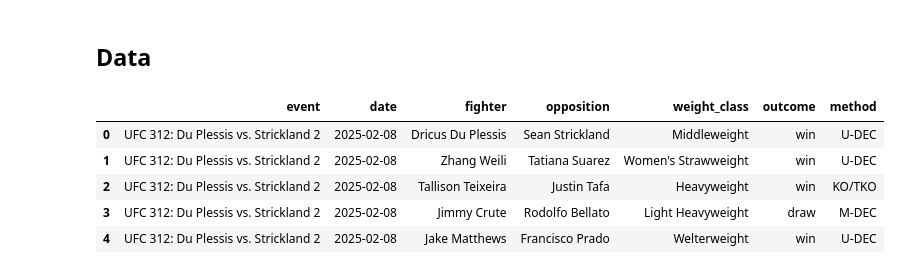
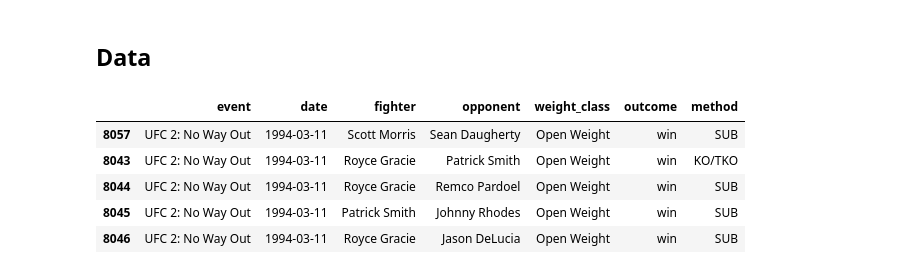
Before and after one commit to kliuc/ufc-glicko-2, a Jupyter notebook: optimization.ipynb, the cells around one changed output. Saved outputs shown, nothing was run; the diff lists cells and outputs as text; code cells hidden in the pictures.

```diff
--- a/optimization.ipynb
+++ b/optimization.ipynb
@@ -9,14 +10,14 @@ import pandas as pd
 # %% [markdown]
 ## Data
 # %%
-fights = ufcstats.get_completed_fights()
+fights = ufcstats.get_completed_fights(latest_n_events=None)
 # %%
-fights_df = pd.DataFrame(fights)
+fights_df = pd.DataFrame(fights).sort_values('date')
 fights_df.head()
 # %% [output]
-|  | event | date | fighter | opposition | weight_class | outcome | method |
-| 0 | UFC 312: Du Plessis vs. Strickland 2 | 2025-02-08 | Dricus Du Plessis | Sean Strickland | Middleweight | win | U-DEC |
-| 1 | UFC 312: Du Plessis vs. Strickland 2 | 2025-02-08 | Zhang Weili | Tatiana Suarez | Women's Strawweight | win | U-DEC |
-| 2 | UFC 312: Du Plessis vs. Strickland 2 | 2025-02-08 | Tallison Teixeira | Justin Tafa | Heavyweight | win | KO/TKO |
-| 3 | UFC 312: Du Plessis vs. Strickland 2 | 2025-02-08 | Jimmy Crute | Rodolfo Bellato | Light Heavyweight | draw | M-DEC |
-| 4 | UFC 312: Du Plessis vs. Strickland 2 | 2025-02-08 | Jake Matthews | Francisco Prado | Welterweight | win | U-DEC |
+|  | event | date | fighter | opponent | weight_class | outcome | method |
+| 8057 | UFC 2: No Way Out | 1994-03-11 | Scott Morris | Sean Daugherty | Open Weight | win | SUB |
+| 8043 | UFC 2: No Way Out | 1994-03-11 | Royce Gracie | Patrick Smith | Open Weight | win | KO/TKO |
+| 8044 | UFC 2: No Way Out | 1994-03-11 | Royce Gracie | Remco Pardoel | Open Weight | win | SUB |
+| 8045 | UFC 2: No Way Out | 1994-03-11 | Patrick Smith | Johnny Rhodes | Open Weight | win | SUB |
+| 8046 | UFC 2: No Way Out | 1994-03-11 | Royce Gracie | Jason DeLucia | Open Weight | win | SUB |
```
Also changed, not shown: parts of 15 cells of this notebook, 2 other files.
